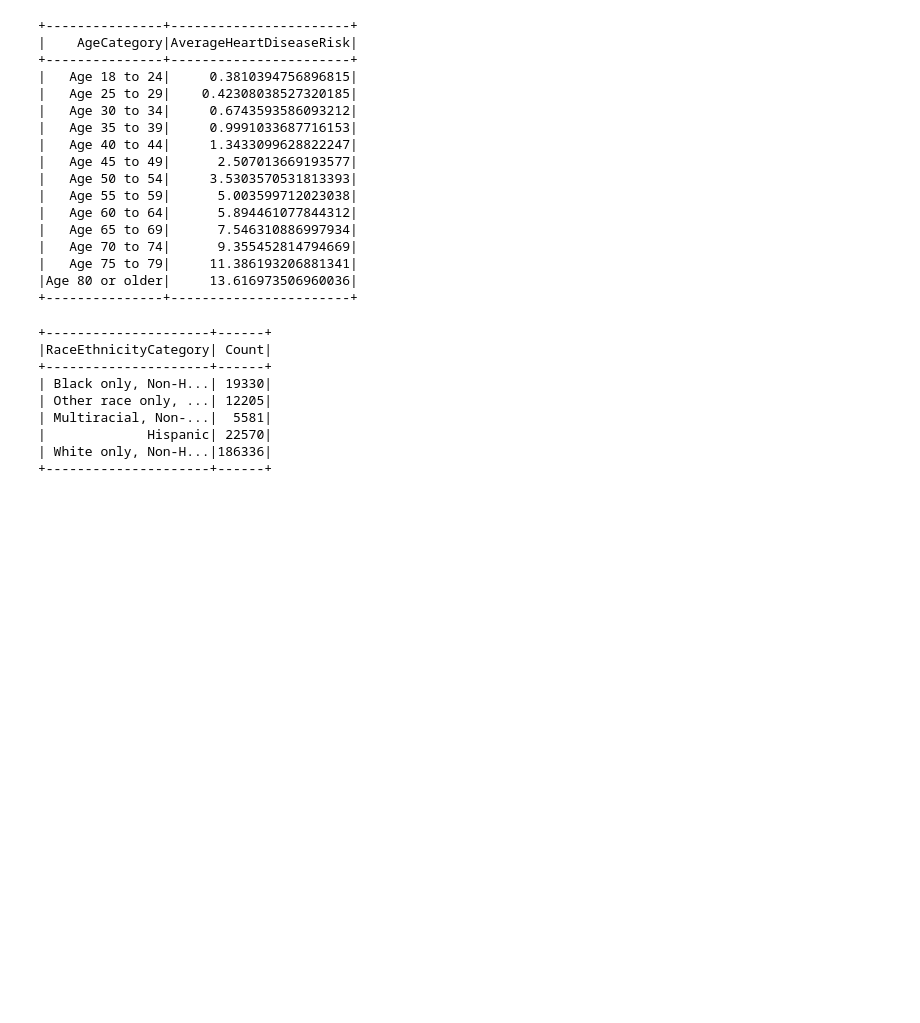
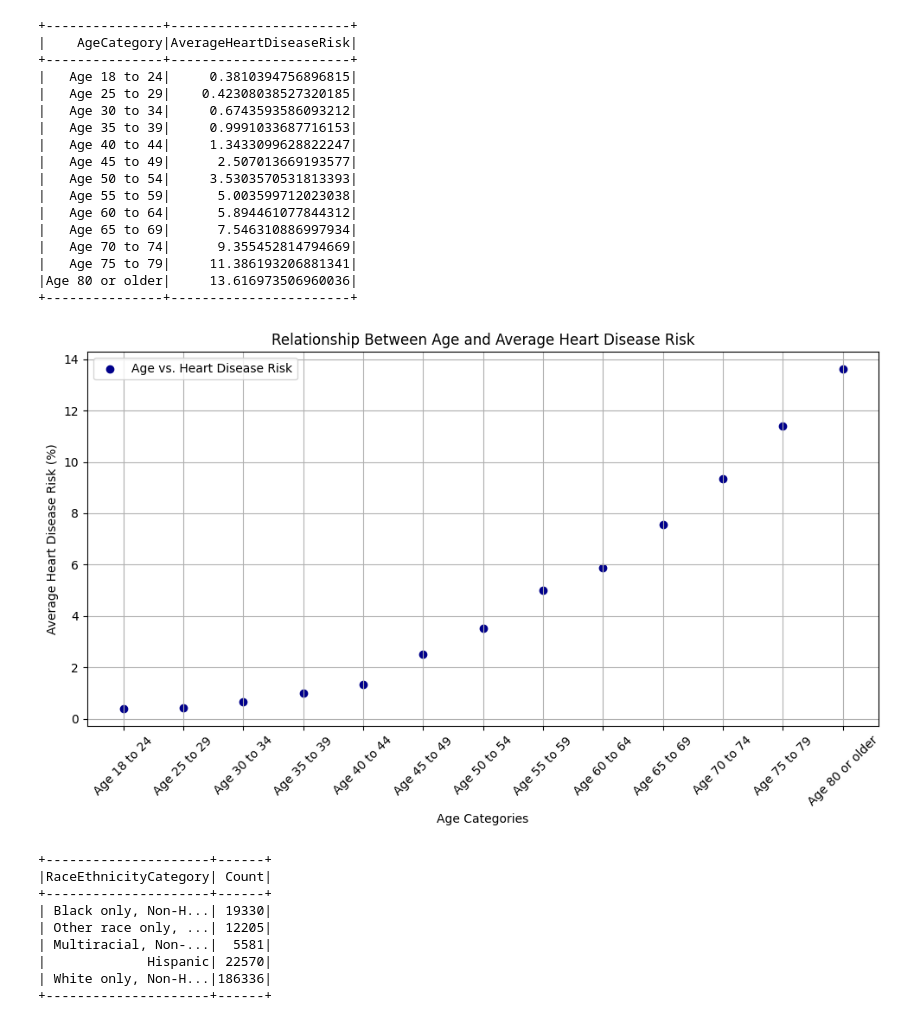
Before and after one commit to LarryJilesJr/project_4_repo, a Jupyter notebook: Project_4.ipynb, the cells around one changed output. Drawn from its saved outputs; the diff is of its cells as text; code cells hidden in the pictures; blank space fills up the shorter version.

```diff
--- a/Project_4.ipynb
+++ b/Project_4.ipynb
@@ -275,6 +315,31 @@ avg_age_at_risk.show()
 |   Age 75 to 79|     11.386193206881341|
 |Age 80 or older|     13.616973506960036|
 +---------------+-----------------------+
+# %%
+# Plotting a scatter plot to display age factors into heart disease risk
+# Age categories and corresponding average heart disease risk
+age_categories = ['Age 18 to 24', 'Age 25 to 29', 'Age 30 to 34', 'Age 35 to 39', 'Age 40 to 44',
+                  'Age 45 to 49', 'Age 50 to 54', 'Age 55 to 59', 'Age 60 to 64', 'Age 65 to 69',
+                  'Age 70 to 74', 'Age 75 to 79', 'Age 80 or older']
+heart_disease_risk = [0.38, 0.42, 0.67, 1.00, 1.34, 2.51, 3.53, 5.00, 5.89, 7.55, 9.36, 11.39, 13.62]  # Average heart disease risk
+
+# Creating the scatter plot with darker dots
+plt.figure(figsize=(10, 6))
+plt.scatter(age_categories, heart_disease_risk, color='darkblue', label='Age vs. Heart Disease Risk')
+
+# Adding labels and title
+plt.xlabel('Age Categories')
+plt.ylabel('Average Heart Disease Risk (%)')
+plt.title('Relationship Between Age and Average Heart Disease Risk')
+
+# Displaying the plot
+plt.xticks(rotation=45)  # Rotate x-axis labels for better readability
+plt.grid(True)
+plt.tight_layout()
+plt.legend()
+plt.show()
+# %% [output]
+[figure, added]
 # %%
 # 5_a. How many of each Race/Ethnicity exsist in the DataFrame?
 
```
Also changed, not shown: parts of 15 cells of this notebook.
